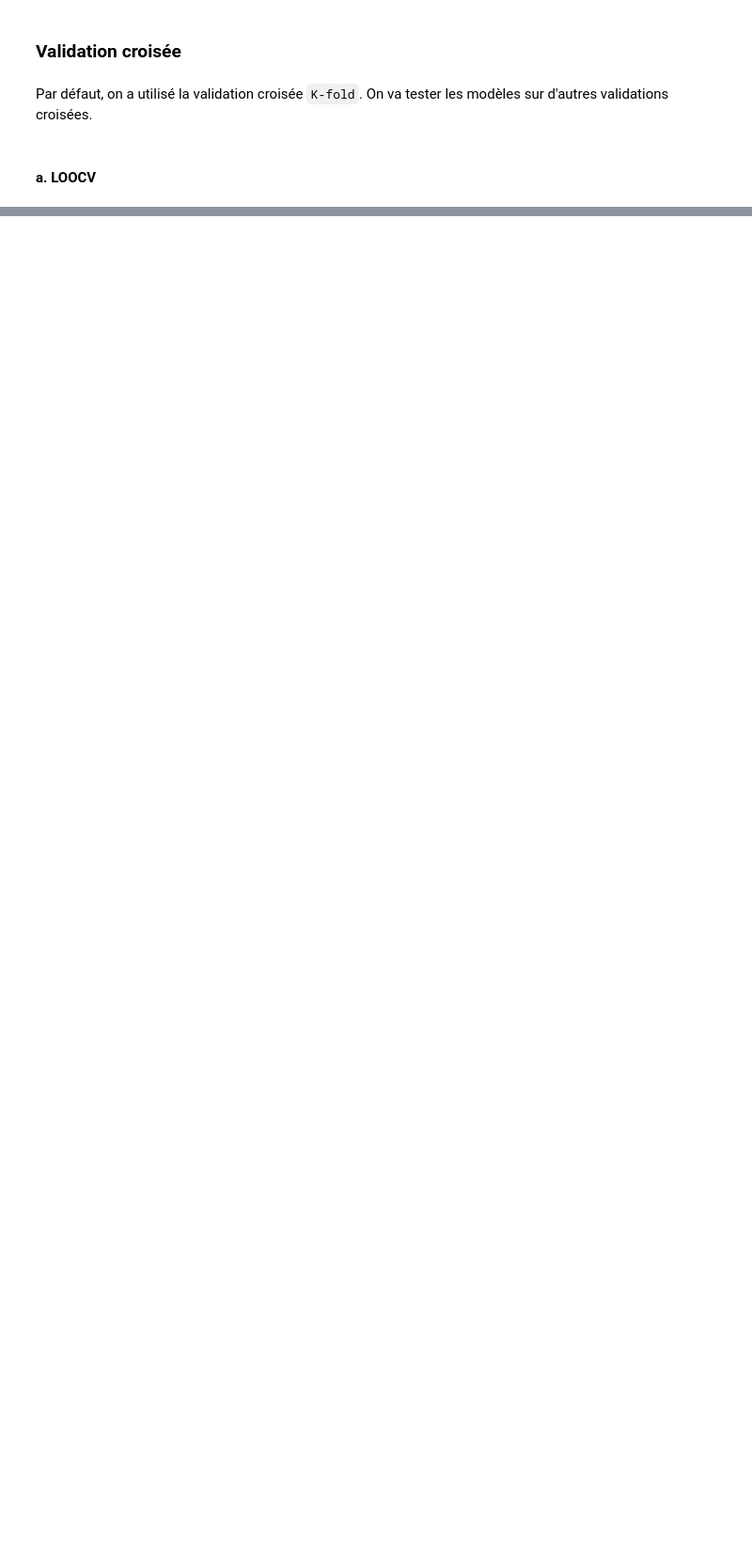
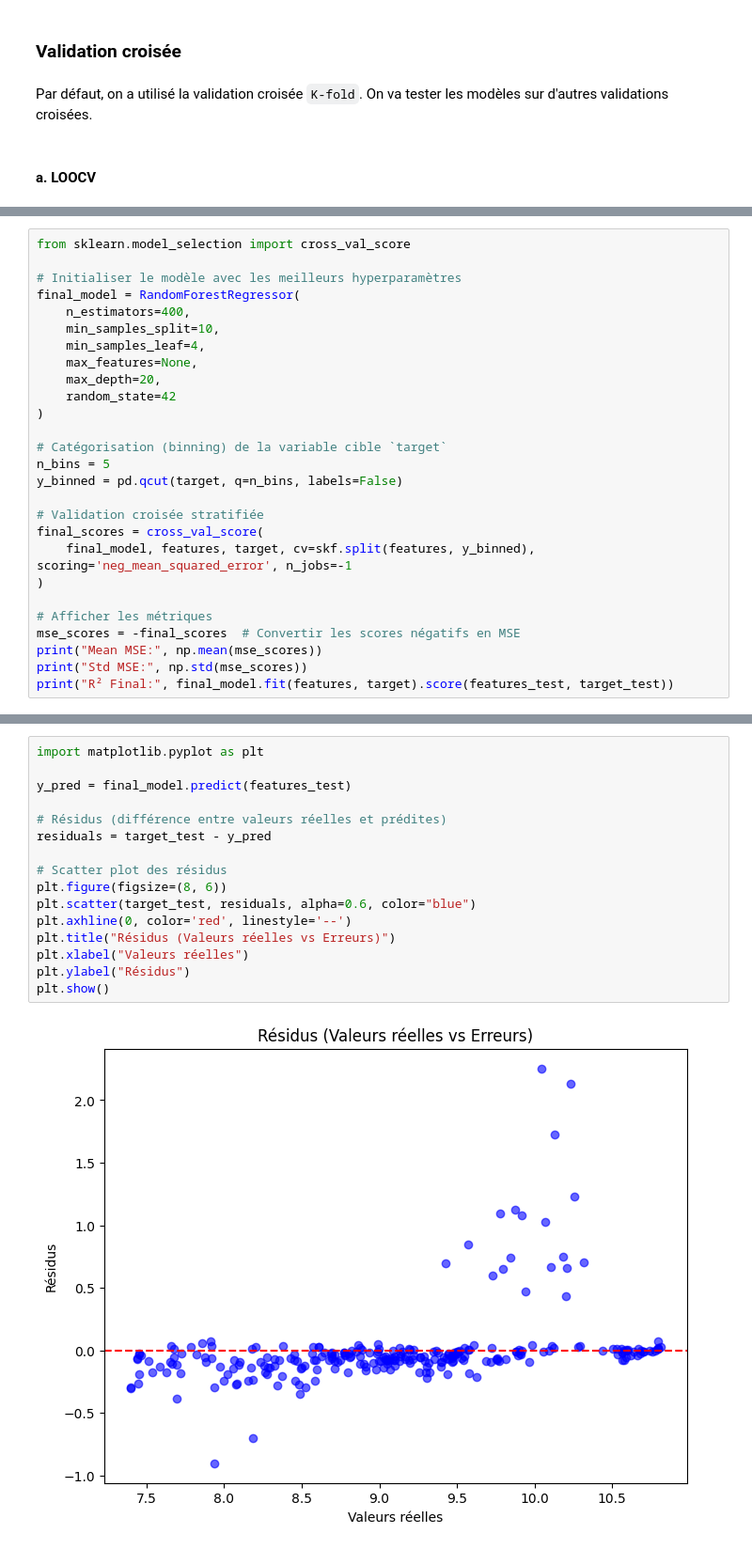
Before and after one commit to TheSmartisen/frais-medicaux-prediction, a Jupyter notebook: notebook/training.ipynb, the cells around one changed output, grey strips where cells are left out. Shown at 94% size. Cells and saved outputs as stored; diff of their text form; blank space fills up the shorter version.

```diff
--- a/notebook/training.ipynb
+++ b/notebook/training.ipynb
@@ -230,0 +279,27 @@ mse, mae, r2
+# %%
+from sklearn.model_selection import cross_val_score
+
+# Initialiser le modèle avec les meilleurs hyperparamètres
+final_model = RandomForestRegressor(
+    n_estimators=400,
+    min_samples_split=10,
+    min_samples_leaf=4,
+    max_features=None,
+    max_depth=20,
+    random_state=42
+)
+
+# Catégorisation (binning) de la variable cible `target`
+n_bins = 5
+y_binned = pd.qcut(target, q=n_bins, labels=False)
+
+# Validation croisée stratifiée
+final_scores = cross_val_score(
+    final_model, features, target, cv=skf.split(features, y_binned), scoring='neg_mean_squared_error', n_jobs=-1
+)
+
+# Afficher les métriques
+mse_scores = -final_scores  # Convertir les scores négatifs en MSE
+print("Mean MSE:", np.mean(mse_scores))
+print("Std MSE:", np.std(mse_scores))
+print("R² Final:", final_model.fit(features, target).score(features_test, target_test))
@@ -230,0 +314,18 @@ mse, mae, r2
+# %%
+import matplotlib.pyplot as plt
+
+y_pred = final_model.predict(features_test)
+
+# Résidus (différence entre valeurs réelles et prédites)
+residuals = target_test - y_pred
+
+# Scatter plot des résidus
+plt.figure(figsize=(8, 6))
+plt.scatter(target_test, residuals, alpha=0.6, color="blue")
+plt.axhline(0, color='red', linestyle='--')
+plt.title("Résidus (Valeurs réelles vs Erreurs)")
+plt.xlabel("Valeurs réelles")
+plt.ylabel("Résidus")
+plt.show()
+# %% [output]
+[figure, added]
```
Also changed, not shown: parts of 23 cells of this notebook, 6 other files.
